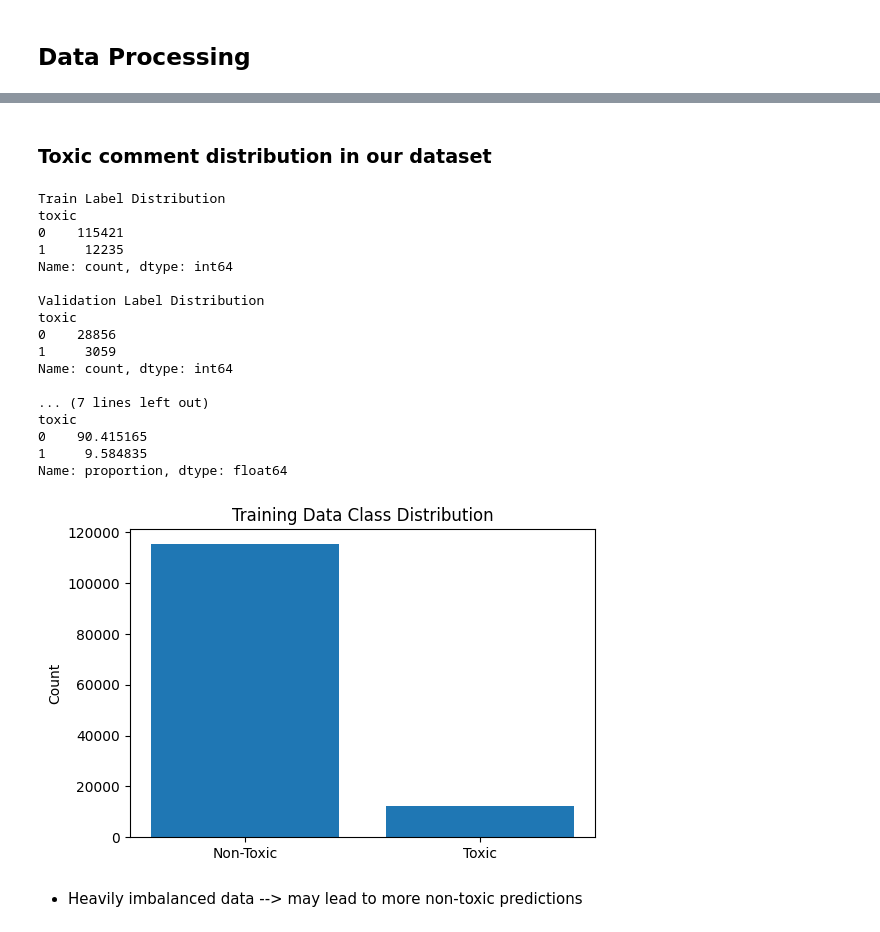
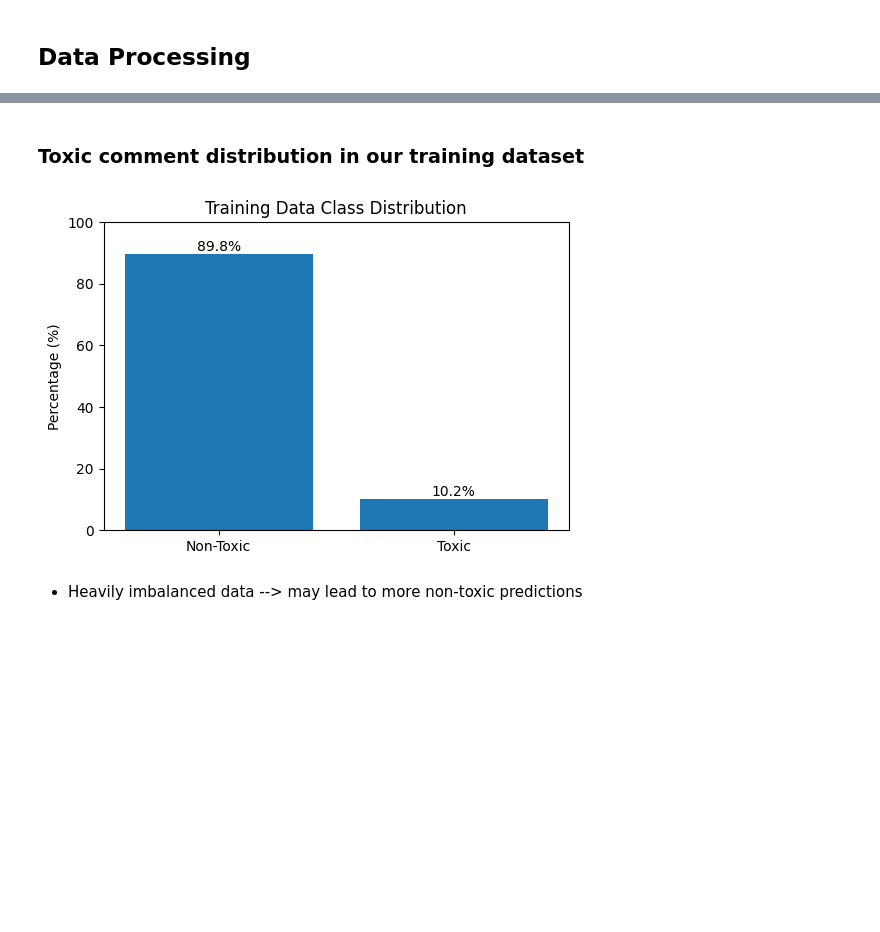
Before and after one commit to meiw02/LLM_project, a Jupyter notebook: project.ipynb, the cells around one changed output, grey strips where cells are left out. Drawn from its saved outputs; the diff is of its cells as text; code cells hidden in the pictures; blank space fills up the shorter version.

Commit message:
rerun training and adding analysis

```diff
--- a/project.ipynb
+++ b/project.ipynb
@@ -359,49 +398,37 @@ weighted avg       0.95      0.94      0.94     31915
 # %% [markdown]
-### Toxic comment distribution in our dataset
+### Toxic comment distribution in our training dataset
 # %%
-train_counts = train_df['toxic'].value_counts()
-val_counts = val_df['toxic'].value_counts()
+# Percentage distribution
+train_percent = (
+    train_df['toxic_binary']
+    .value_counts(normalize=True)
+    .sort_index() * 100
+)
 
-print("\nTrain Label Distribution")
-print(train_counts)
+plt.figure(figsize=(6,4))
 
-print("\nValidation Label Distribution")
-print(val_counts)
+plt.bar(
+    ['Non-Toxic', 'Toxic'],
+    [
+        train_percent.get(0, 0),
+        train_percent.get(1, 0)
+    ]
+)
 
-# Percentages
-train_percent = train_df['toxic'].value_counts(normalize=True) * 100
-val_percent = val_df['toxic'].value_counts(normalize=True) * 100
+plt.ylabel('Percentage (%)')
+plt.title('Training Data Class Distribution')
 
-print("\nTrain Percentages")
-print(train_percent)
+# show values on bars
+for i, v in enumerate([
+    train_percent.get(0, 0),
+    train_percent.get(1, 0)
+]):
+    plt.text(i, v + 1, f"{v:.1f}%", ha='center')
 
-print("\nValidation Percentages")
-print(val_percent)
+plt.ylim(0, 100)
 
-# Plot class imbalance
-plt.figure(figsize=(6,4))
-plt.bar(['Non-Toxic', 'Toxic'], train_counts.values)
-plt.ylabel('Count')
-plt.title('Training Data Class Distribution')
 plt.show()
 # %% [output]
-Train Label Distribution
-toxic
-0    115421
-1     12235
-Name: count, dtype: int64
-
-Validation Label Distribution
-toxic
-0    28856
-1     3059
-Name: count, dtype: int64
-
-... (7 lines left out)
-toxic
-0    90.415165
-1     9.584835
-Name: proportion, dtype: float64
-[figure, old version]
+[figure, new version]
 # %% [markdown]
 - Heavily imbalanced data --> may lead to more non-toxic predictions
```
Also changed, not shown: parts of 106 cells of this notebook.
